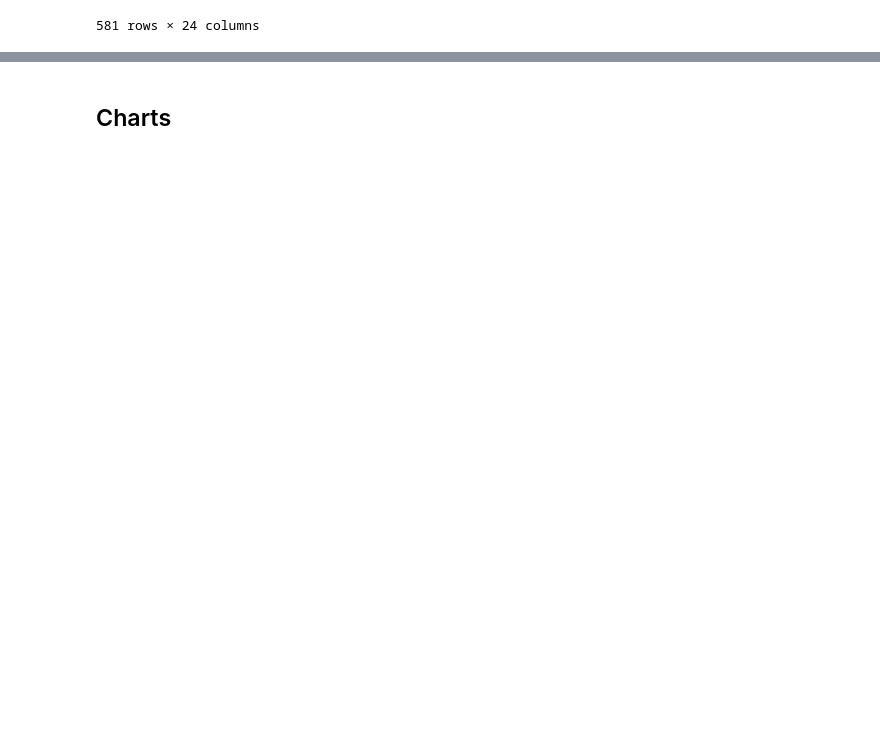
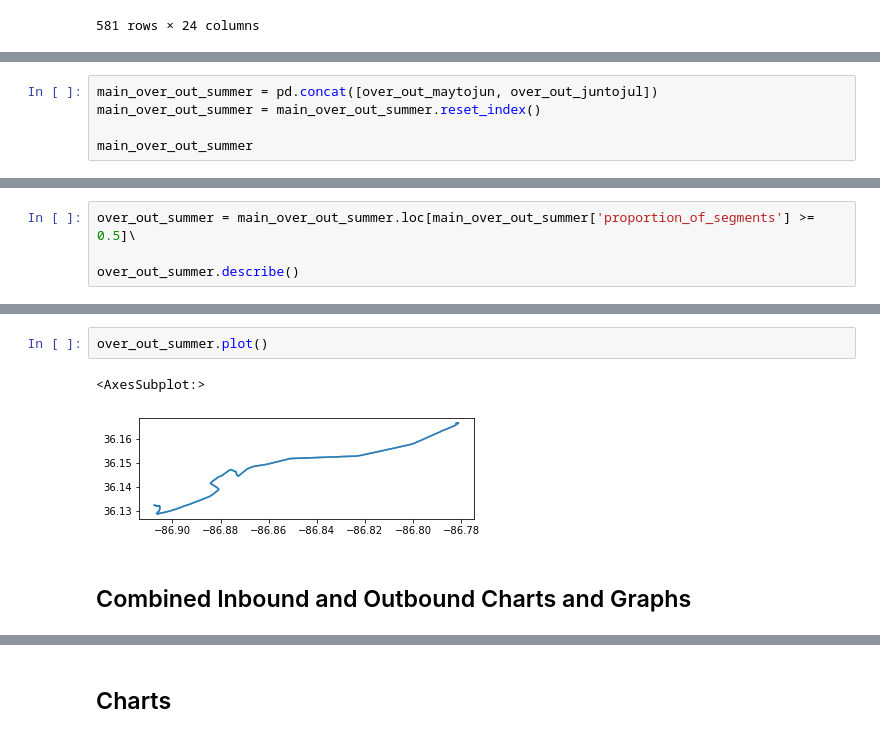
Before and after one commit to MylahKate/wego-scar, a Jupyter notebook: notebooks/Rt50_MF_WeGo_6to12.ipynb, the cells around one changed output, grey strips where cells are left out. Drawn from its saved outputs; the diff is of its cells as text; blank space fills up the shorter version.

```diff
--- a/notebooks/Rt50_MF_WeGo_6to12.ipynb
+++ b/notebooks/Rt50_MF_WeGo_6to12.ipynb
@@ -630,0 +741,5 @@ over_out_juntojul
+# %%
+main_over_out_summer = pd.concat([over_out_maytojun, over_out_juntojul])
+main_over_out_summer = main_over_out_summer.reset_index()
+
+main_over_out_summer
@@ -630,0 +774,4 @@ over_out_juntojul
+# %%
+over_out_summer = main_over_out_summer.loc[main_over_out_summer['proportion_of_segments'] >= 0.5]\
+
+over_out_summer.describe()
@@ -631 +796,9 @@ over_out_juntojul
+# %%
+over_out_summer.plot()
+# %% [output]
+<AxesSubplot:>
+[figure, added]
+# %% [markdown]
+Combined Inbound and Outbound Charts and Graphs
+---
 # %%
```
Also changed, not shown: parts of 27 cells of this notebook.
